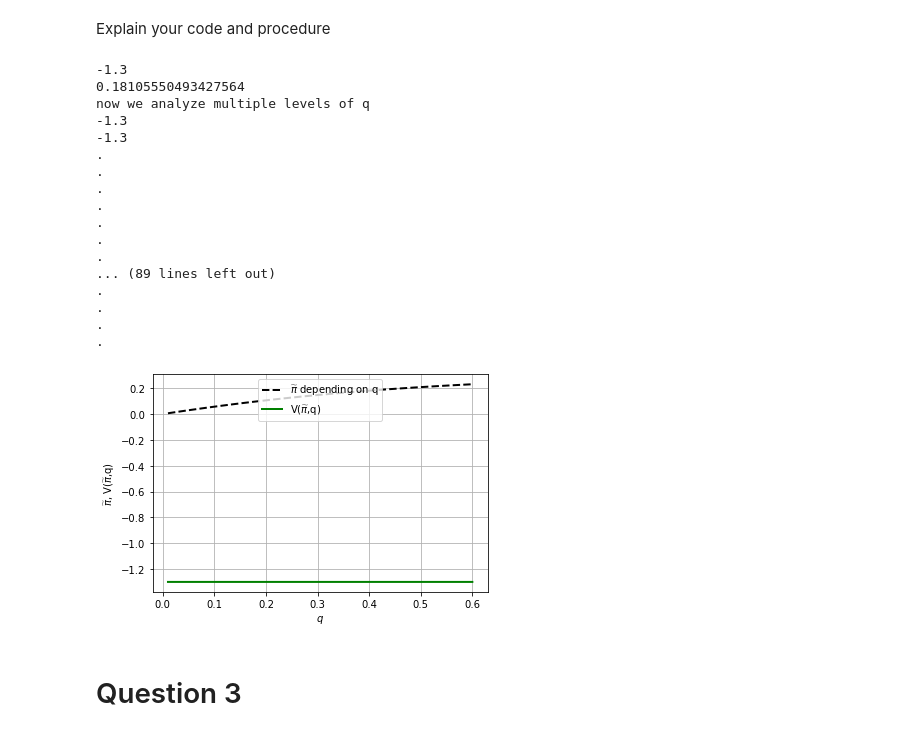
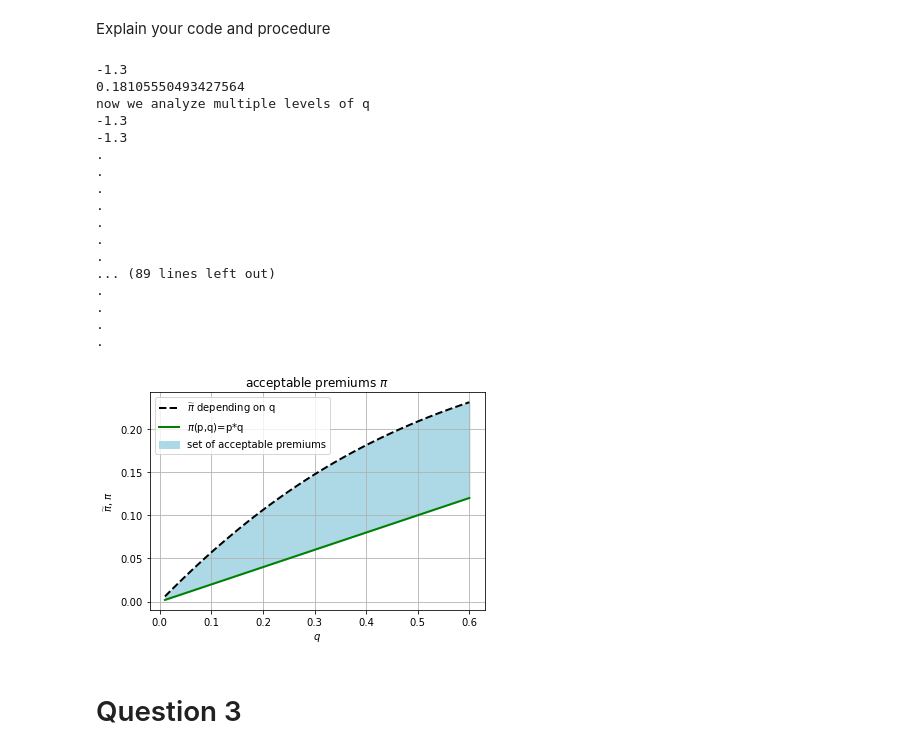
Before and after one commit to xqb211/projects-2022-team-eyu, a Jupyter notebook: inauguralproject/inauguralproject.ipynb, the cells around one changed output. Drawn from its saved outputs; the diff is of its cells as text; code cells hidden in the pictures.

```diff
--- a/inauguralproject/inauguralproject.ipynb
+++ b/inauguralproject/inauguralproject.ipynb
@@ -161,7 +160,7 @@ print("now we analyze multiple levels of q")
 
 # now do for all q between 0.01 and 0.6
 pi_save = np.empty(100)
-V_save = np.empty(100)
+ins_acc = np.empty(100)
 q_vec = np.linspace(0.01, 0.6, 100)
 for i, q in enumerate(q_vec):
     #define what we want to minimize
@@ -174,7 +173,7 @@ for i, q in enumerate(q_vec):
         bounds=(0,0.6)) #we do not allow to pay more than you maximally are insured for (=max claim)
     pi=sol.x
     pi_save[i]=pi
-    V_save[i]=u_ins(pi=pi, q=q)
+    ins_acc[i] = 0.2*q
 
 
 
@@ -182,43 +181,46 @@ for i, q in enumerate(q_vec):
 fig = plt.figure() # dpi = dots-per-inch (resolution)
 ax = fig.add_subplot(1,1,1)
 ax.plot(q_vec,pi_save,ls='--',lw=2,color='black',label='$\widetilde{\pi}$ depending on q')
-ax.plot(q_vec,V_save,ls='-',lw=2,color='green',label='V($\widetilde{\pi}$,q)')
+ax.plot(q_vec,ins_acc,ls='-',lw=2,color='green',label='$\pi$(p,q)=p*q')
+ax.fill_between(q_vec, ins_acc, pi_save, color="lightblue", label="set of acceptable premiums")
 ax.set_xlabel('$q$')
-ax.set_ylabel('$ \widetilde{\pi} $, V($\widetilde{\pi}$,q)')
+ax.set_ylabel('$ \widetilde{\pi} $, $\pi$')
 ax.grid(True)
-ax.legend(loc='upper center')
+ax.legend(loc='upper left')
+plt.title("acceptable premiums $\pi$")
+
 
 
 
 # testing
 print(u_unins())   # print uninsured utility level
 test=1   # select which observation of result vectors to check
 print(round(u_ins(q=q_vec[test], pi=pi_save[test]),3))  # must always by around -1.3
 
 for  i, pi in enumerate(pi_save):
     if u_unins()-round(u_ins(q=q_vec[i], pi=pi),1) == 0:
         print(".")
     else:
         print("ERROR, CHECK AGAIN")
 # %% [output]
 -1.3
 0.18105550493427564
 now we analyze multiple levels of q
 -1.3
 -1.3
 .
 .
 .
 .
 .
 .
 .
 ... (89 lines left out)
 .
 .
 .
 .
-[figure, old version]
+[figure, new version]
 # %% [markdown]
 # Question 3
 # %% [markdown]
```
Also changed, not shown: parts of 1 cell of this notebook.
